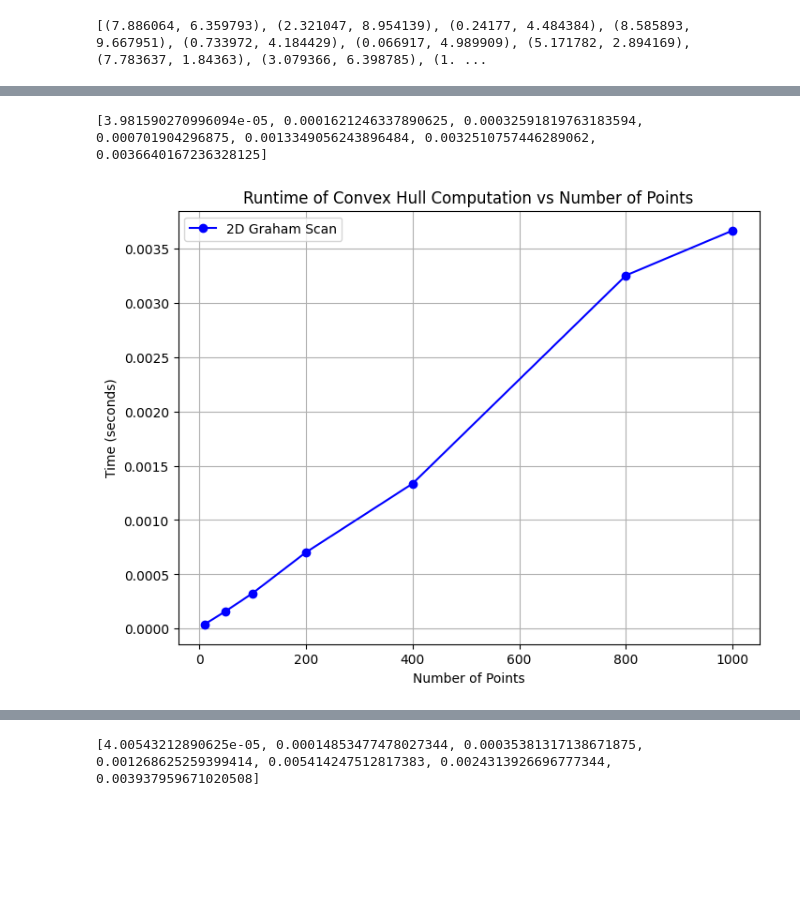
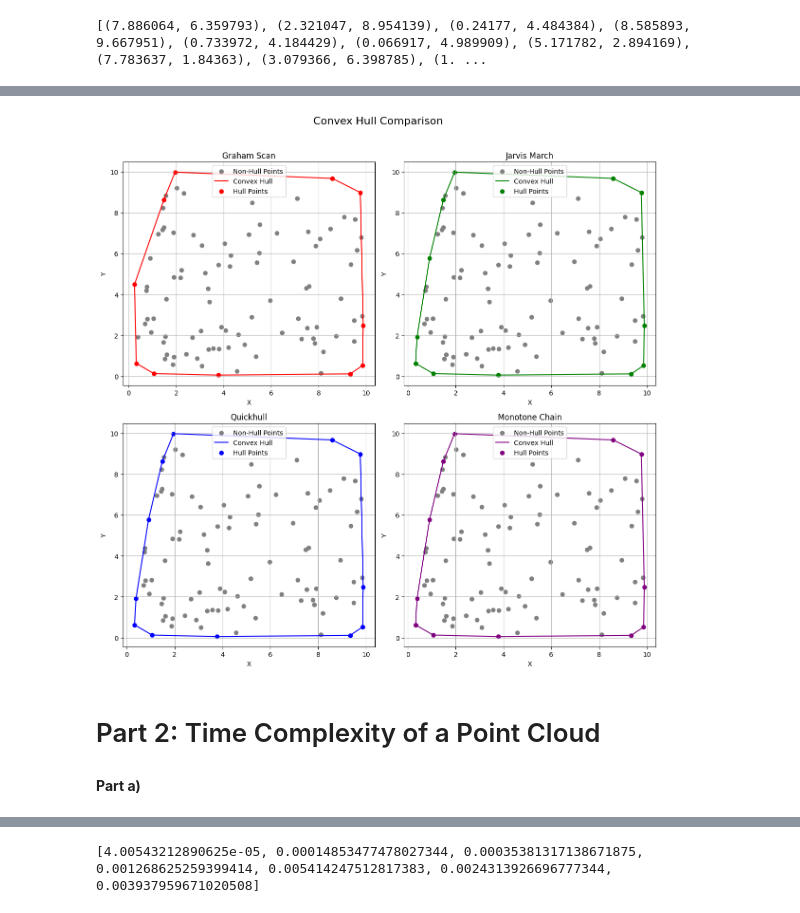
Before and after one commit to wcmelby/wcm_Phys129L_section, a Jupyter notebook: Section_2/Section2.ipynb, the cells around one changed output, grey strips where cells are left out. Saved outputs shown, nothing was run; the diff lists cells and outputs as text; code cells hidden in the pictures; blank space fills up the shorter version.

```diff
--- a/Section_2/Section2.ipynb
+++ b/Section_2/Section2.ipynb
@@ -130 +198,48 @@ Part 2
+# %%
+def plot_hulls_comparison(points):
+    """ Plot convex hulls computed by four different algorithms in a 2x2 grid. """
+    methods = {
+        "Graham Scan": graham_convex_hull,
+        "Jarvis March": jarvis_march,
+        "Quickhull": quickhull,
+        "Monotone Chain": monotone_chain
+    }
+
+    colors = ['red', 'green', 'blue', 'purple']
+
+    fig, axes = plt.subplots(2, 2, figsize=(12, 12))
+    fig.suptitle("Convex Hull Comparison", fontsize=16)
+
+    for ax, (method_name, method_func), color in zip(axes.flat, methods.items(), colors):
+        hull = method_func(points)
+        hull_set = set(hull)
+        non_hull_points = [pt for pt in points if pt not in hull_set]
+
+        # Plot non-hull points
+        x_non_hull, y_non_hull = zip(*non_hull_points) if non_hull_points else ([], [])
+        ax.scatter(x_non_hull, y_non_hull, color='gray', label='Non-Hull Points')
+
+        # Plot convex hull points and edges
+        x_hull, y_hull = zip(*hull)
+        ax.plot(x_hull + (x_hull[0],), y_hull + (y_hull[0],), color=color, label='Convex Hull')
+        ax.scatter(x_hull, y_hull, color=color, marker='o', label='Hull Points')
+
+        # Formatting
+        ax.set_title(method_name)
+        ax.set_xlabel('X')
+        ax.set_ylabel('Y')
+        ax.legend()
+        ax.grid(True)
+
+    plt.tight_layout(rect=[0, 0, 1, 0.96])
+    plt.savefig('4_convex_hulls.png')
+    plt.show()
+
+plot_hulls_comparison(points)
+# %% [output]
+[figure, added]
+# %% [markdown]
+# Part 2: Time Complexity of a Point Cloud
+# %% [markdown]
+**Part a)**
 # %%
@@ -145,28 +250,0 @@ def measure_time_to_compute_hull(points):
-# %%
-times = []
-
-# Loop over each value of n
-for n in n_values:
-    # Generate random points
-    points = generate_random_points(n)
-
-    # Measure the time taken to compute the convex hull
-    elapsed_time = measure_time_to_compute_hull(points)
-
-    # Store the result
-    times.append(elapsed_time)
-
-print(times)
-# %% [output]
-[3.981590270996094e-05, 0.0001621246337890625, 0.00032591819763183594, 0.000701904296875, 0.0013349056243896484, 0.0032510757446289062, 0.0036640167236328125]
-# %%
-plt.figure(figsize=(8, 6))
-plt.plot(n_values, times, marker='o', color='b', linestyle='-', label='2D Graham Scan')
-plt.xlabel('Number of Points')
-plt.ylabel('Time (seconds)')
-plt.title('Runtime of Convex Hull Computation vs Number of Points')
-plt.grid(True)
-plt.legend()
-plt.show()
-# %% [output]
-[figure, removed]
```
Also changed, not shown: parts of 29 cells of this notebook, 7 other files.
